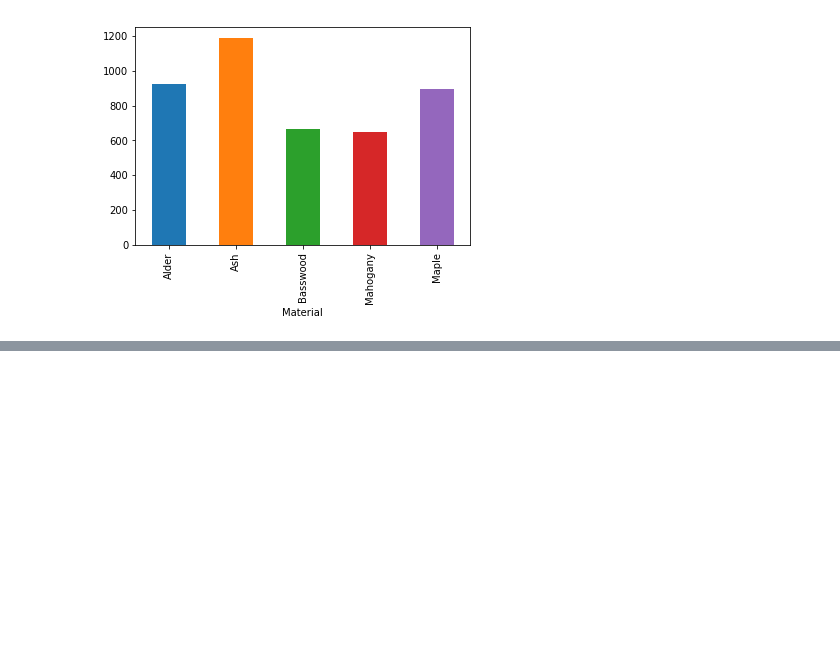
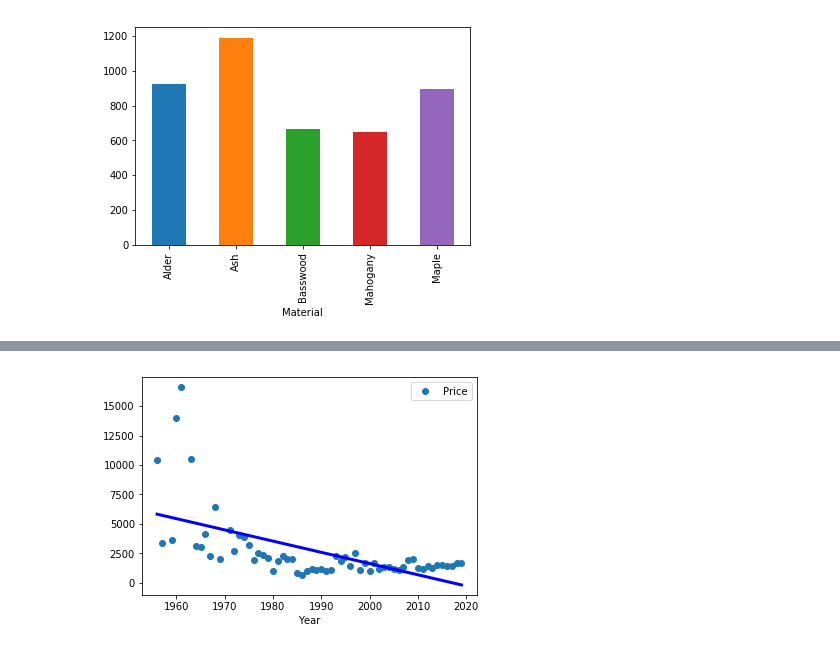
Before and after one commit to rsmmnt/trrr, a Jupyter notebook: guitars.ipynb, the cells around one changed output, grey strips where cells are left out. Drawn from its saved outputs; the diff is of its cells as text; code cells hidden in the pictures; blank space fills up the shorter version.

```diff
--- a/guitars.ipynb
+++ b/guitars.ipynb
@@ -153,0 +171,18 @@ pr.plot.bar()
+# %%
+tmp = data[data['Year'].notnull()]
+yearly = tmp[tmp['Price'] < 30000]
+#yearly.plot(x='Year',y='Price', style='o')
+yearly.groupby('Year').mean().plot(style='o')
+yearly.corr(method='pearson')
+gby = yearly.groupby('Year')['Price'].mean()
+x = gby.index.values.reshape(gby.size,1)
+y = gby.values.reshape(gby.size,1)
+regr = linear_model.LinearRegression()
+regr.fit(x,y)
+#plt.scatter(x, y,  color='black')
+plt.plot(x, regr.predict(x), color='blue', linewidth=3)
+#plt.xticks(())
+#plt.yticks(())
+plt.show()
+# %% [output]
+[figure, added]
```
Also changed, not shown: parts of 20 cells of this notebook, 3 other files.
